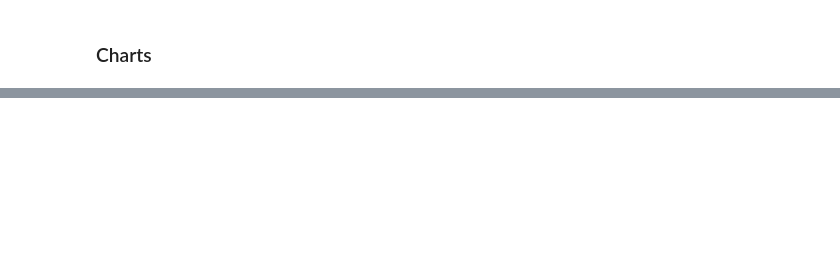
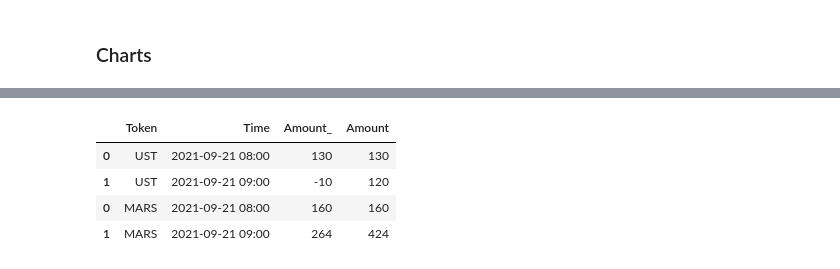
Before and after one commit to IncioMan/mars_lockdrop, a Jupyter notebook: notebook/Mars Lockdrop_LBA.ipynb, the cells around one changed output, grey strips where cells are left out. Cells and saved outputs as stored; diff of their text form; code cells hidden in the pictures; blank space fills up the shorter version.

```diff
--- a/notebook/Mars Lockdrop_LBA.ipynb
+++ b/notebook/Mars Lockdrop_LBA.ipynb
@@ -318 +348,9 @@ txs_over_time_chart
+# %%
+lba_deposits_hourly_df
+# %% [output]
+|  | Token | Time | Amount_ | Amount |
+| 0 | UST | 2021-09-21 08:00 | 130 | 130 |
+| 1 | UST | 2021-09-21 09:00 | -10 | 120 |
+| 0 | MARS | 2021-09-21 08:00 | 160 | 160 |
+| 1 | MARS | 2021-09-21 09:00 | 264 | 424 |
 # %%
```
Also changed, not shown: parts of 33 cells of this notebook.
